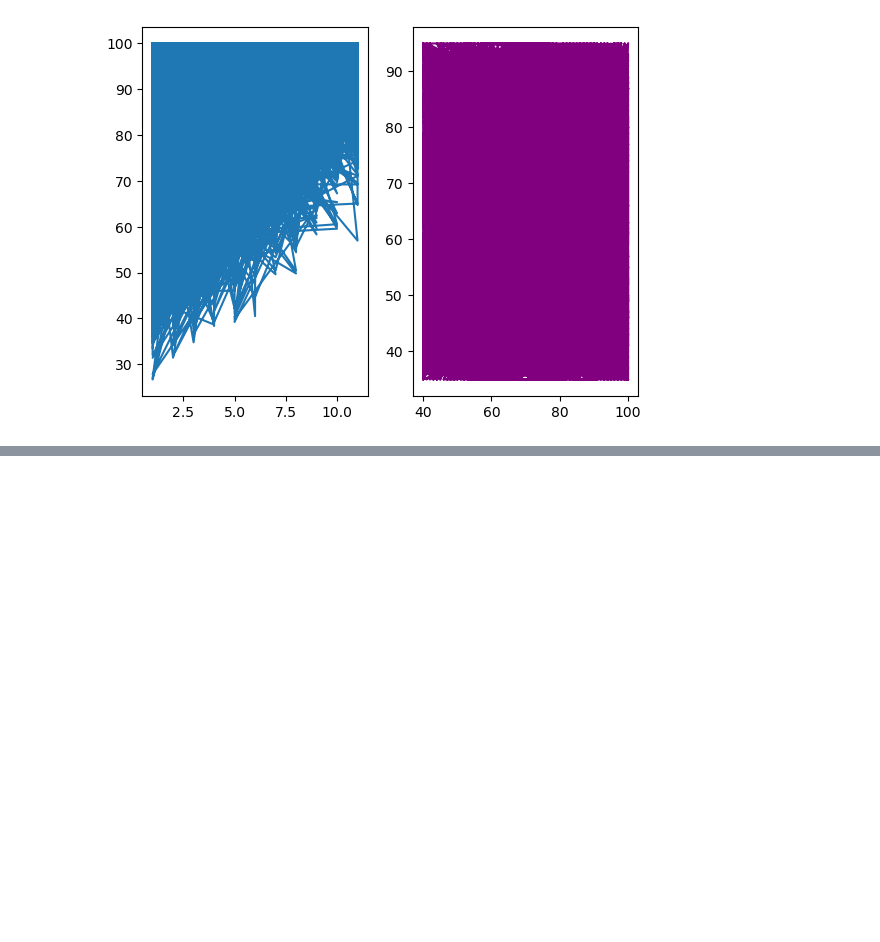
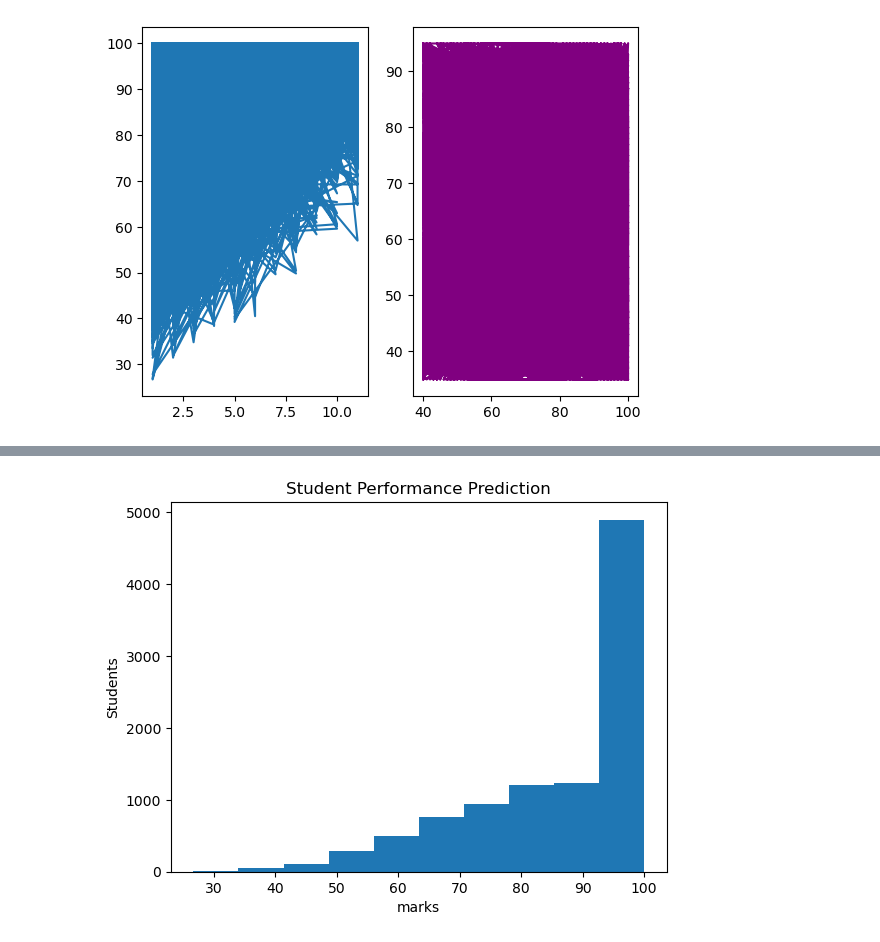
Before and after one commit to Thaniya3131/Data-Science, a Jupyter notebook: matplotlib.ipynb, the cells around one changed output, grey strips where cells are left out. Drawn from its saved outputs; the diff is of its cells as text; code cells hidden in the pictures; blank space fills up the shorter version.

```diff
--- a/matplotlib.ipynb
+++ b/matplotlib.ipynb
@@ -236,0 +242,13 @@ plt.show()
+# %%
+import matplotlib.pyplot as plt
+
+
+plt.hist(df['exam_score'])
+
+plt.title("Student Performance Prediction")
+plt.xlabel("marks")
+plt.ylabel("Students")
+
+plt.show()
+# %% [output]
+[figure, added]
```
Also changed, not shown: parts of 7 cells of this notebook.
